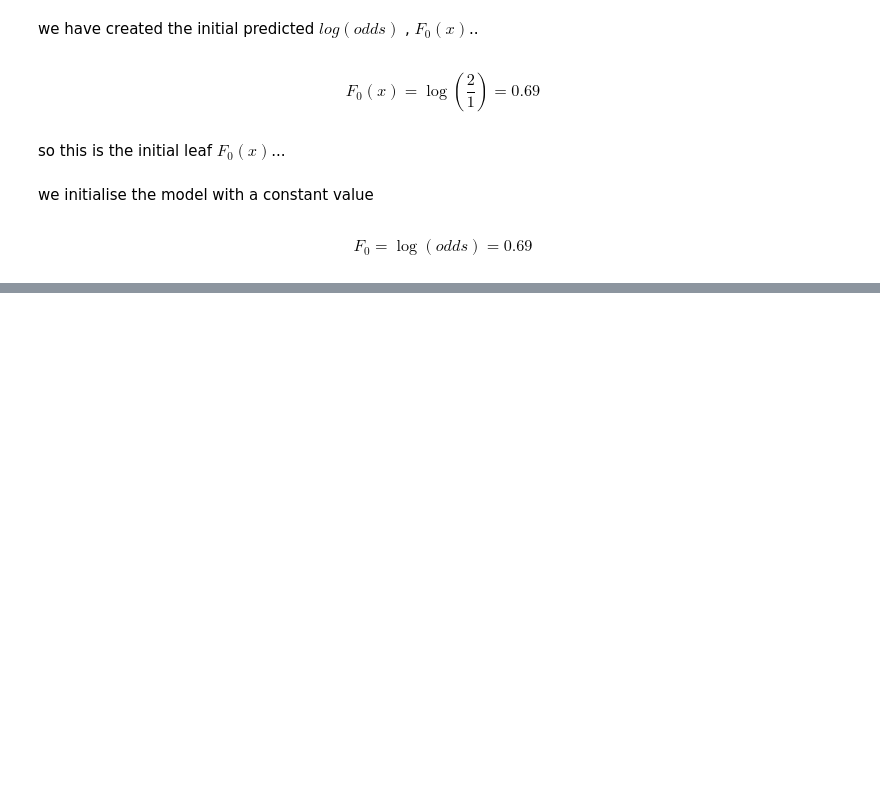
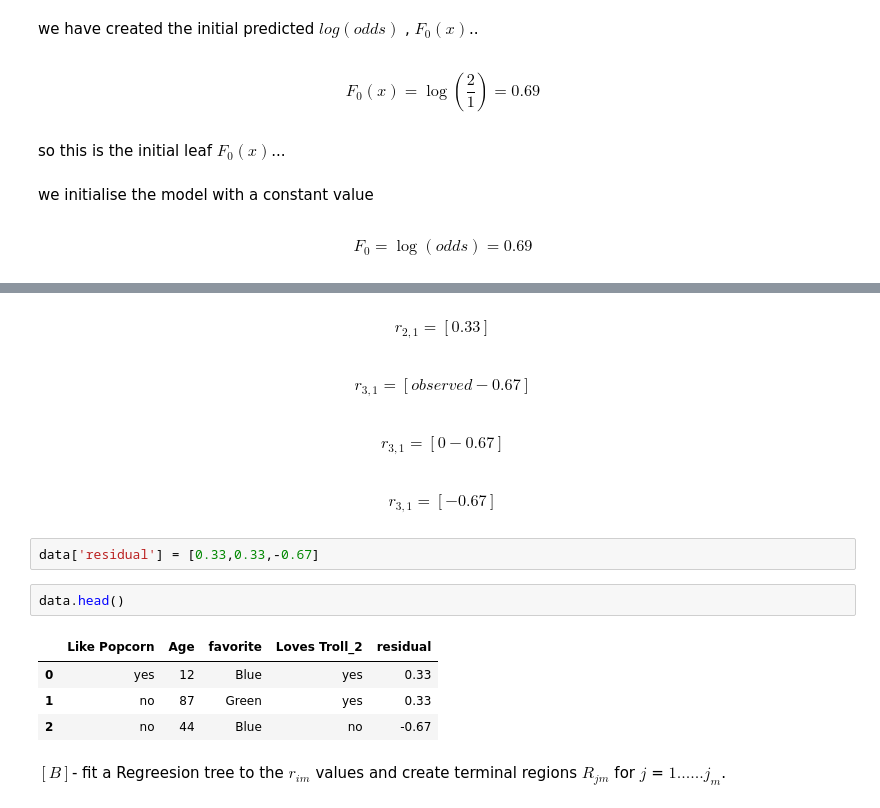
Before and after one commit to rahul6796/Gradient-Boosting-For-Classification, a Jupyter notebook: Detailed Explaination Math Behind Gradient Boosting For Classification.ipynb, the cells around one changed output, grey strips where cells are left out. Saved outputs shown, nothing was run; the diff lists cells and outputs as text; blank space fills up the shorter version.

Commit message:
calculating residual before growing the first tree

```diff
--- a/Detailed Explaination Math Behind Gradient Boosting For Classification.ipynb
+++ b/Detailed Explaination Math Behind Gradient Boosting For Classification.ipynb
@@ -587,0 +670,27 @@ in other words we create a $Leaf$ that  predicts the $log(odds)$ that someone wi
+# %% [markdown]
+\begin{equation}
+r_{2,1} = [0.33]
+\end{equation}
+# %% [markdown]
+\begin{equation}
+r_{3,1} = [observed- 0.67]
+\end{equation}
+# %% [markdown]
+\begin{equation}
+r_{3,1} = [0- 0.67]
+\end{equation}
+# %% [markdown]
+\begin{equation}
+r_{3,1} = [- 0.67]
+\end{equation}
+# %%
+data['residual'] = [0.33,0.33,-0.67]
+# %%
+data.head()
+# %% [output]
+|  | Like Popcorn | Age | favorite | Loves Troll_2 | residual |
+| 0 | yes | 12 | Blue | yes | 0.33 |
+| 1 | no | 87 | Green | yes | 0.33 |
+| 2 | no | 44 | Blue | no | -0.67 |
+# %% [markdown]
+$[B]$- fit a Regreesion tree to the $r_{im}$ values and create terminal regions $R_{jm}$ for $j$ = $1......j_{m}$.
```
Also changed, not shown: parts of 28 cells of this notebook.
